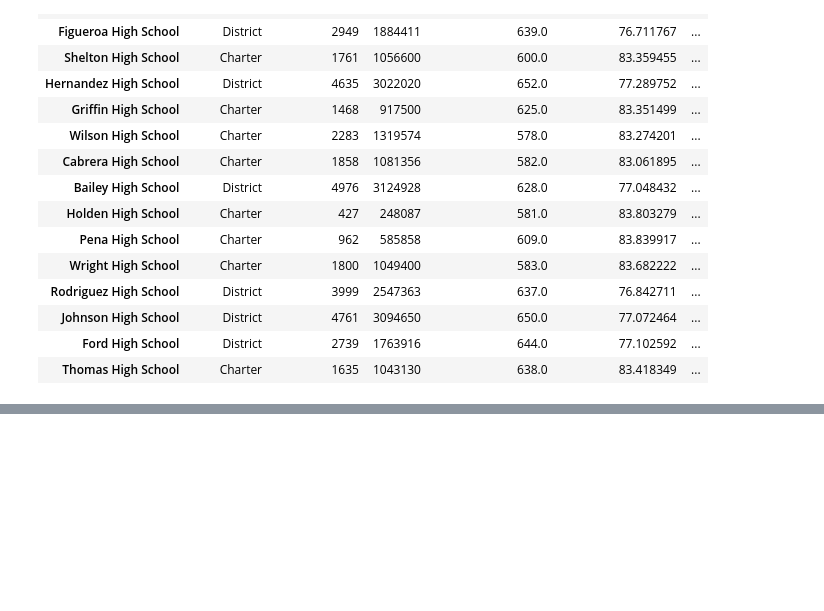
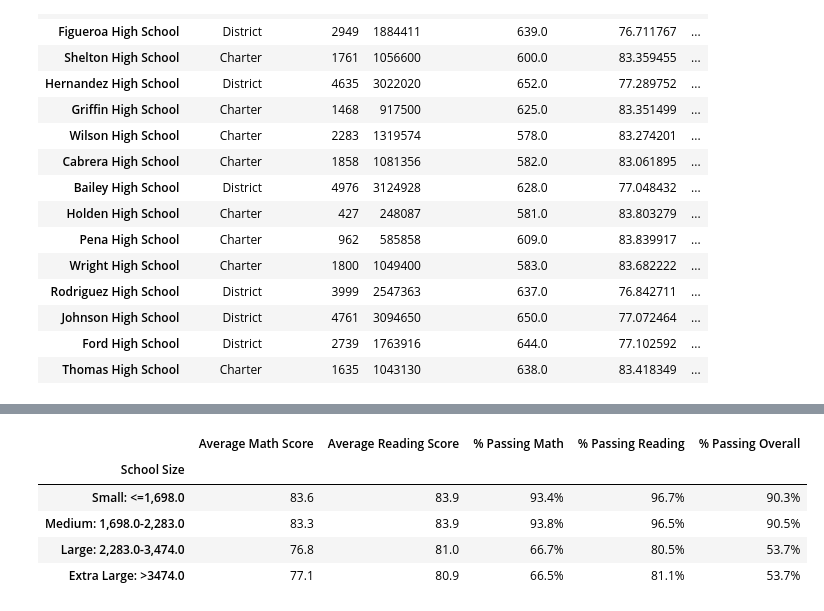
Before and after one commit to Bag0niku/School_District_Analysis, a Jupyter notebook: PyCitySchools.ipynb, the cells around one changed output, grey strips where cells are left out. Saved outputs shown, nothing was run; the diff lists cells and outputs as text; code cells hidden in the pictures; blank space fills up the shorter version.

Commit message:
school size summary complete

```diff
--- a/PyCitySchools.ipynb
+++ b/PyCitySchools.ipynb
@@ -258,21 +242,16 @@ budget_stats = (schools_df.set_index('school_name')['budget'] /total_students_se
 
 
 # Find the Average Math and Reading scores
-row1 = budget_df[budget_df['Budget Per Student'] < budget_stats['25%']] # schools that fit row1
-row2 = budget_df[(budget_df['Budget Per Student'] >= budget_stats['25%']) & (budget_df['Budget Per Student']< budget_stats['50%'])] # schools that fit row2
-row3 = budget_df[(budget_df['Budget Per Student'] >= budget_stats['50%']) & (budget_df['Budget Per Student']< budget_stats['75%'])] # schools that fit row3
-row4 = budget_df[(budget_df['Budget Per Student'] >= budget_stats['75%'])] # schools that fit row4
 
 # try filtering all_df for those schools
 spending_buckets = [0, budget_stats['25%'], budget_stats['50%'], budget_stats['75%'], budget_stats['max']]
 # pd.cut(budget_df['Budget Per Student'], spending_buckets)
-group_names = [f"<{budget_stats['25%']}",
+spending_group_names = [f"<{budget_stats['25%']}",
                f"{budget_stats['25%']}-{budget_stats['50%']}",
                f"{budget_stats['50%']}-{budget_stats['75%']}",
                f">{budget_stats['75%']}" ]
-
-budget_df["Spending Ranges (Per Student)"] = pd.cut(budget_df['Budget Per Student'], spending_buckets, labels=group_names)
-budget_df
+list_of_summary_dfs[1]["Spending Ranges (Per Student)"] = pd.cut(list_of_summary_dfs[1]['Budget Per Student'], spending_buckets, labels=spending_group_names)
+list_of_summary_dfs[1]
 # %% [output]
 |  | School Type | Total Students | Budget | Budget Per Student | Average Math Score | ... |
 | school_name |  |  |  |  |  | ... |
@@ -292,6 +271,6 @@ budget_df
 | Ford High School | District | 2739 | 1763916 | 644.0 | 77.102592 | ... |
 | Thomas High School | Charter | 1635 | 1043130 | 638.0 | 83.418349 | ... |
 # %%
-spending_summary = budget_df.groupby(['Spending Ranges (Per Student)']).mean()
+spending_summary = list_of_summary_dfs[1].groupby(['Spending Ranges (Per Student)']).mean()
 # %%
 del spending_summary['Total Students'], spending_summary['Budget'], spending_summary['Budget Per Student']
@@ -306,0 +277,6 @@ spending_summary
+# %%
+# save a copy of the df for future analysis, str formatting will prevent math functions from working
+list_of_summary_dfs.append(spending_summary.copy())
+
+
+spending_summary
@@ -306,0 +290,12 @@ spending_summary
+# %%
+# school_size_summary: small: <= 1k; Medium: 1k - 2k; Large 2k-5k  students
+school_stats = list_of_summary_dfs[1]['Total Students'].describe()
+school_buckets = [0, school_stats['25%'], school_stats['50%'], school_stats['75%'], school_stats['max']]
+school_size = [f'Small: <={school_stats["25%"]:,}',
+               f'Medium: {school_stats["25%"]:,}-{school_stats["50%"]:,}',
+               f'Large: {school_stats["50%"]:,}-{school_stats["75%"]:,}',
+               f"Extra Large: >{school_stats['75%']}" ]
+
+
+list_of_summary_dfs[1]["School Size"] = pd.cut(list_of_summary_dfs[1]['Total Students'], school_buckets, labels=school_size)
+school_size_summary = list_of_summary_dfs[1].groupby('School Size').mean()
@@ -306,0 +307,16 @@ spending_summary
+# %%
+# format spending_summary and school_size_summary
+
+school_size_summary['Average Math Score'] = school_size_summary['Average Math Score'].map("{:.1f}".format)
+school_size_summary['Average Reading Score'] = school_size_summary['Average Reading Score'].map("{:.1f}".format)
+school_size_summary['% Passing Math'] = school_size_summary['% Passing Math'].map("{:.1f}%".format)
+school_size_summary['% Passing Reading'] = school_size_summary['% Passing Reading'].map("{:.1f}%".format)
+school_size_summary['% Passing Overall'] = school_size_summary['% Passing Overall'].map("{:.1f}%".format)
+school_size_summary
+# %% [output]
+|  | Average Math Score | Average Reading Score | % Passing Math | % Passing Reading | % Passing Overall |
+| School Size |  |  |  |  |  |
+| Small: <=1,698.0 | 83.6 | 83.9 | 93.4% | 96.7% | 90.3% |
+| Medium: 1,698.0-2,283.0 | 83.3 | 83.9 | 93.8% | 96.5% | 90.5% |
+| Large: 2,283.0-3,474.0 | 76.8 | 81.0 | 66.7% | 80.5% | 53.7% |
+| Extra Large: >3474.0 | 77.1 | 80.9 | 66.5% | 81.1% | 53.7% |
```
Also changed, not shown: parts of 11 cells of this notebook.
